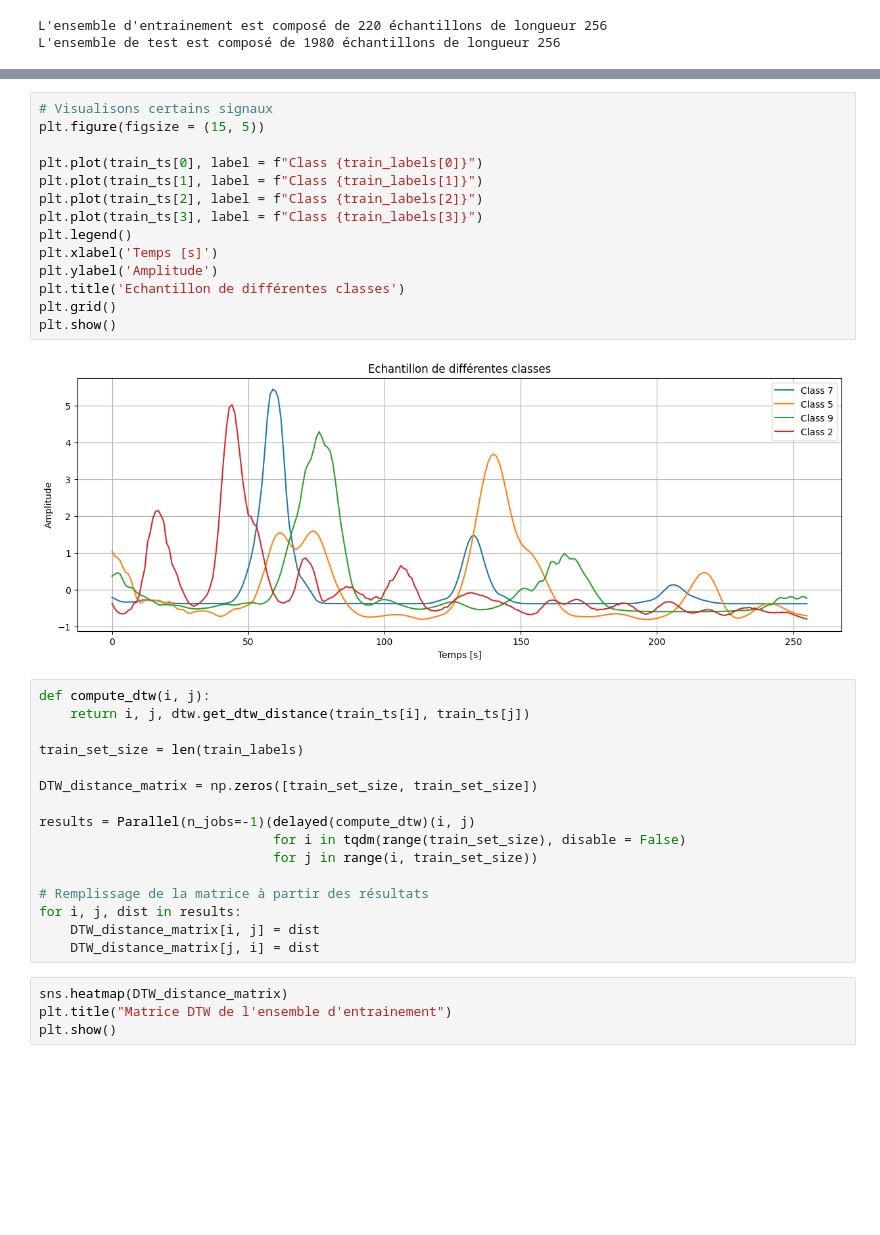
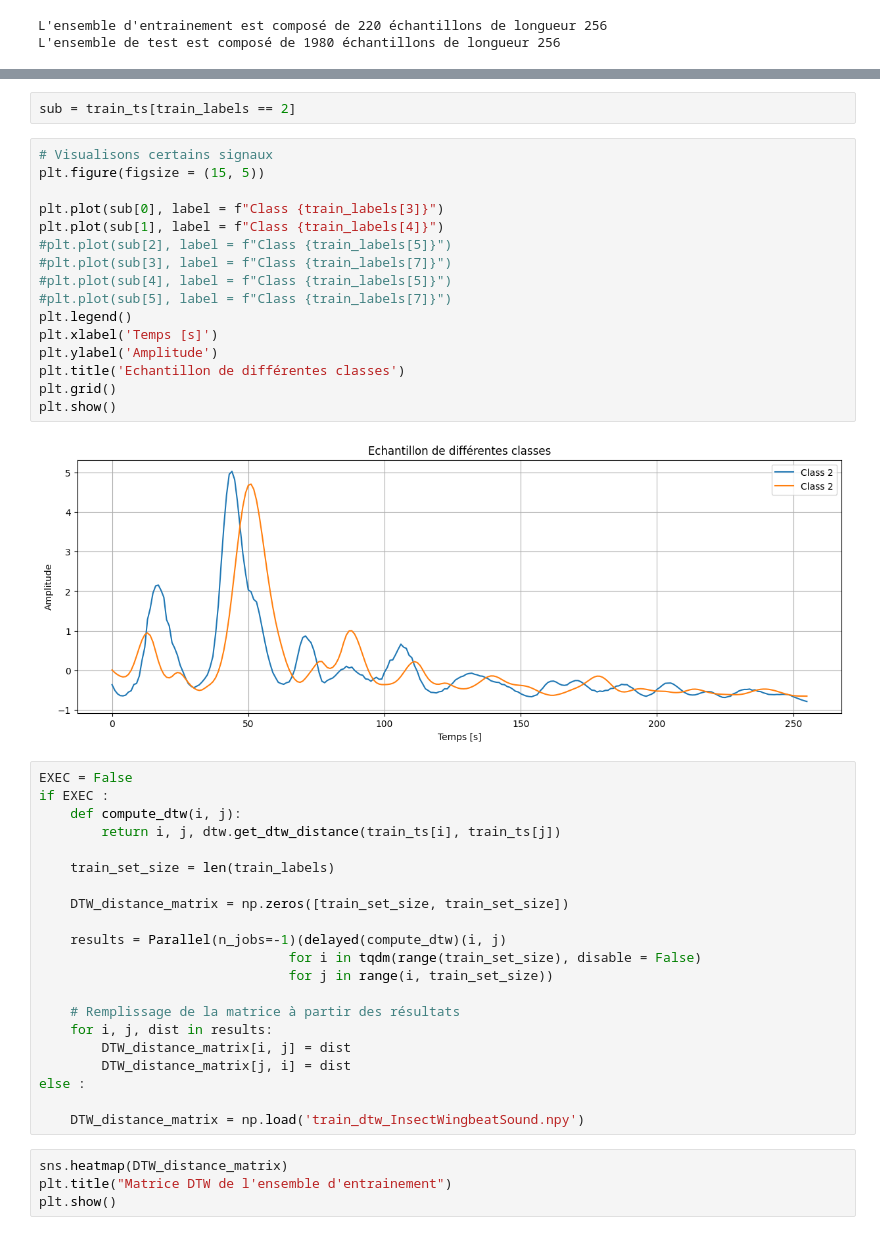
Before and after one commit to KhlYanis/TS-Project, a Jupyter notebook: ts_project.ipynb, the cells around one changed output, grey strips where cells are left out. Drawn from its saved outputs; the diff is of its cells as text; blank space fills up the shorter version.

```diff
--- a/ts_project.ipynb
+++ b/ts_project.ipynb
@@ -24,35 +45,44 @@ L'ensemble de test est composé de 1980 échantillons de longueur 256
+# %%
+sub = train_ts[train_labels == 2]
 # %%
 # Visualisons certains signaux
 plt.figure(figsize = (15, 5))
 
-plt.plot(train_ts[0], label = f"Class {train_labels[0]}")
-plt.plot(train_ts[1], label = f"Class {train_labels[1]}")
-plt.plot(train_ts[2], label = f"Class {train_labels[2]}")
-plt.plot(train_ts[3], label = f"Class {train_labels[3]}")
+plt.plot(sub[0], label = f"Class {train_labels[3]}")
+plt.plot(sub[1], label = f"Class {train_labels[4]}")
+#plt.plot(sub[2], label = f"Class {train_labels[5]}")
+#plt.plot(sub[3], label = f"Class {train_labels[7]}")
+#plt.plot(sub[4], label = f"Class {train_labels[5]}")
+#plt.plot(sub[5], label = f"Class {train_labels[7]}")
 plt.legend()
 plt.xlabel('Temps [s]')
 plt.ylabel('Amplitude')
 plt.title('Echantillon de différentes classes')
 plt.grid()
 plt.show()
 # %% [output]
-[figure, old version]
+[figure, new version]
 # %%
-def compute_dtw(i, j):
-    return i, j, dtw.get_dtw_distance(train_ts[i], train_ts[j])
+EXEC = False
+if EXEC :
+    def compute_dtw(i, j):
+        return i, j, dtw.get_dtw_distance(train_ts[i], train_ts[j])
 
-train_set_size = len(train_labels)
+    train_set_size = len(train_labels)
 
-DTW_distance_matrix = np.zeros([train_set_size, train_set_size])
+    DTW_distance_matrix = np.zeros([train_set_size, train_set_size])
 
-results = Parallel(n_jobs=-1)(delayed(compute_dtw)(i, j)
-                              for i in tqdm(range(train_set_size), disable = False)
-                              for j in range(i, train_set_size))
+    results = Parallel(n_jobs=-1)(delayed(compute_dtw)(i, j)
+                                for i in tqdm(range(train_set_size), disable = False)
+                                for j in range(i, train_set_size))
 
-# Remplissage de la matrice à partir des résultats
-for i, j, dist in results:
-    DTW_distance_matrix[i, j] = dist
-    DTW_distance_matrix[j, i] = dist
+    # Remplissage de la matrice à partir des résultats
+    for i, j, dist in results:
+        DTW_distance_matrix[i, j] = dist
+        DTW_distance_matrix[j, i] = dist
+else :
+
+    DTW_distance_matrix = np.load('train_dtw_InsectWingbeatSound.npy')
 # %%
 sns.heatmap(DTW_distance_matrix)
 plt.title("Matrice DTW de l'ensemble d'entrainement")
```
Also changed, not shown: parts of 6 cells of this notebook, 1 other file.
